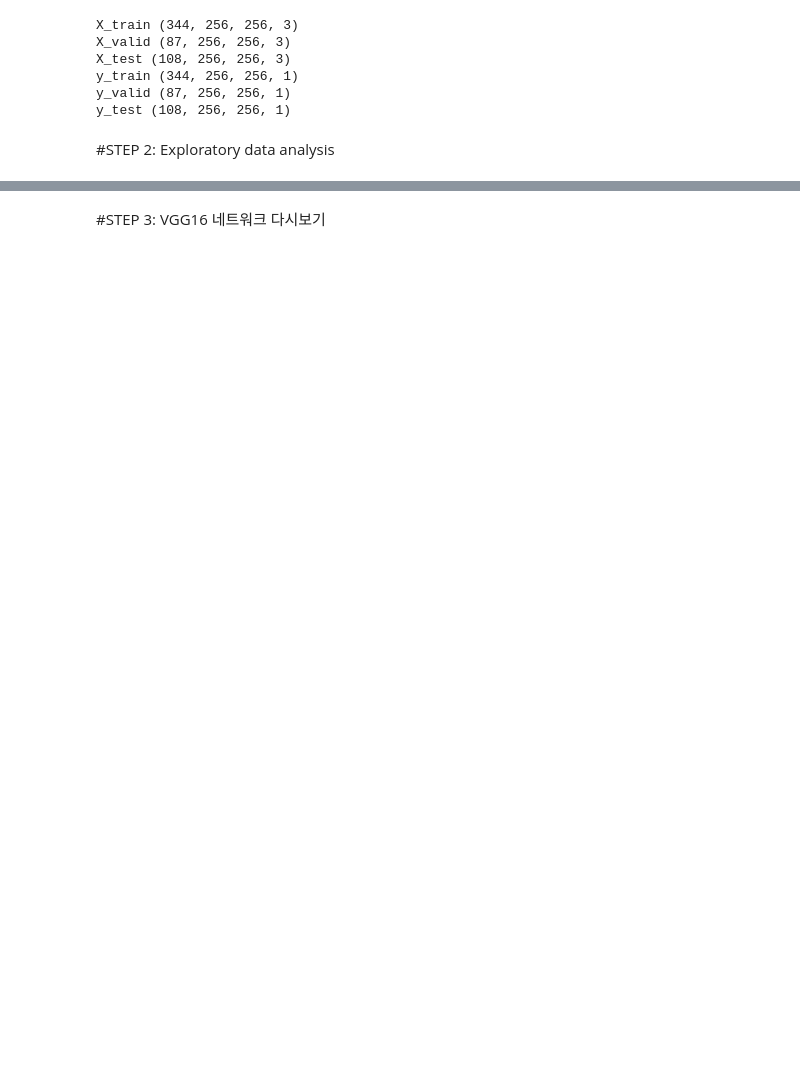
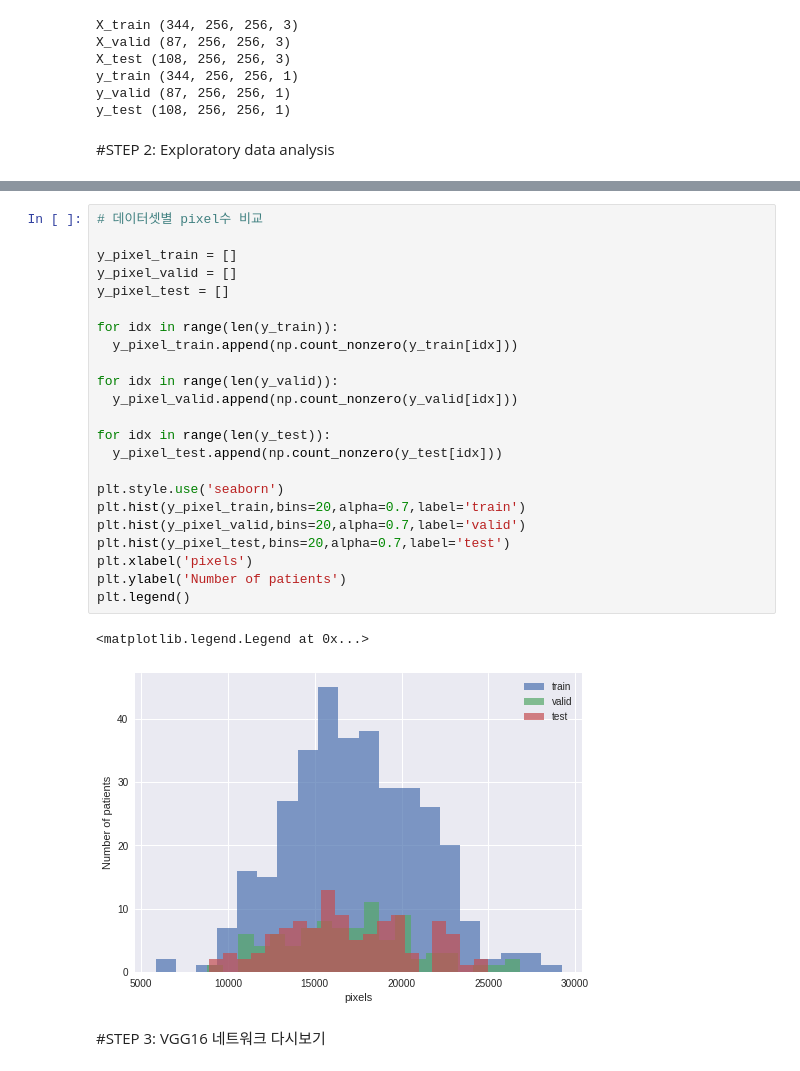
Before and after one commit to kevinkwshin/Handson_segmentation, a Jupyter notebook: SemanticSegmentation_KOHI.ipynb, the cells around one changed output, grey strips where cells are left out. Drawn from its saved outputs; the diff is of its cells as text; blank space fills up the shorter version.

```diff
--- a/SemanticSegmentation_KOHI.ipynb
+++ b/SemanticSegmentation_KOHI.ipynb
@@ -164,3 +204,29 @@ plotTrainData(X_test,y_test, 'test')
+# %%
+# 데이터셋별 pixel수 비교
+
+y_pixel_train = []
+y_pixel_valid = []
+y_pixel_test = []
+
+for idx in range(len(y_train)):
+  y_pixel_train.append(np.count_nonzero(y_train[idx]))
+
+for idx in range(len(y_valid)):
+  y_pixel_valid.append(np.count_nonzero(y_valid[idx]))
+
+for idx in range(len(y_test)):
+  y_pixel_test.append(np.count_nonzero(y_test[idx]))
+
+plt.style.use('seaborn')
+plt.hist(y_pixel_train,bins=20,alpha=0.7,label='train')
+plt.hist(y_pixel_valid,bins=20,alpha=0.7,label='valid')
+plt.hist(y_pixel_test,bins=20,alpha=0.7,label='test')
+plt.xlabel('pixels')
+plt.ylabel('Number of patients')
+plt.legend()
+# %% [output]
+<matplotlib.legend.Legend at 0x...>
+[figure, added]
 # %% [markdown]
 #STEP 3: VGG16 네트워크 다시보기
 # %% [markdown]
```
Also changed, not shown: parts of 35 cells of this notebook.
